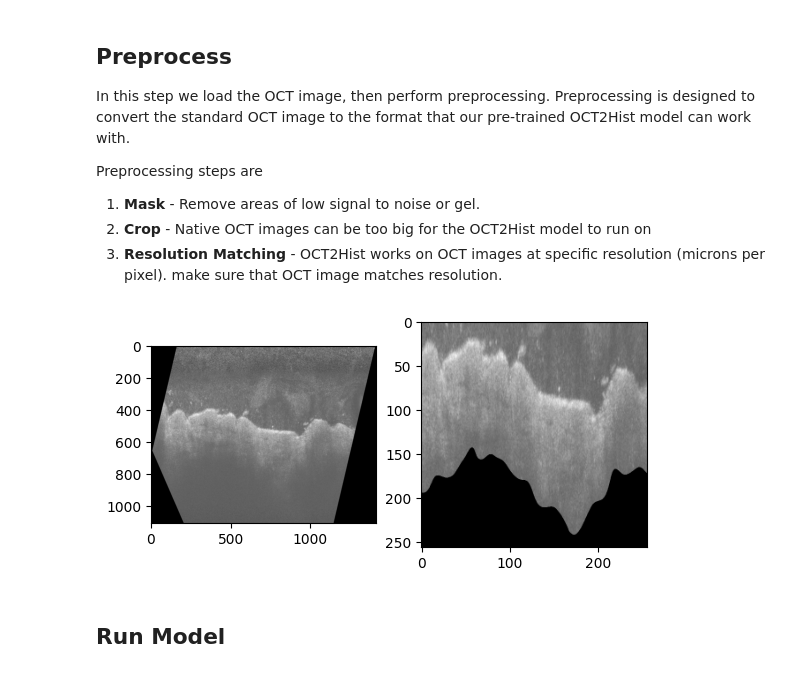
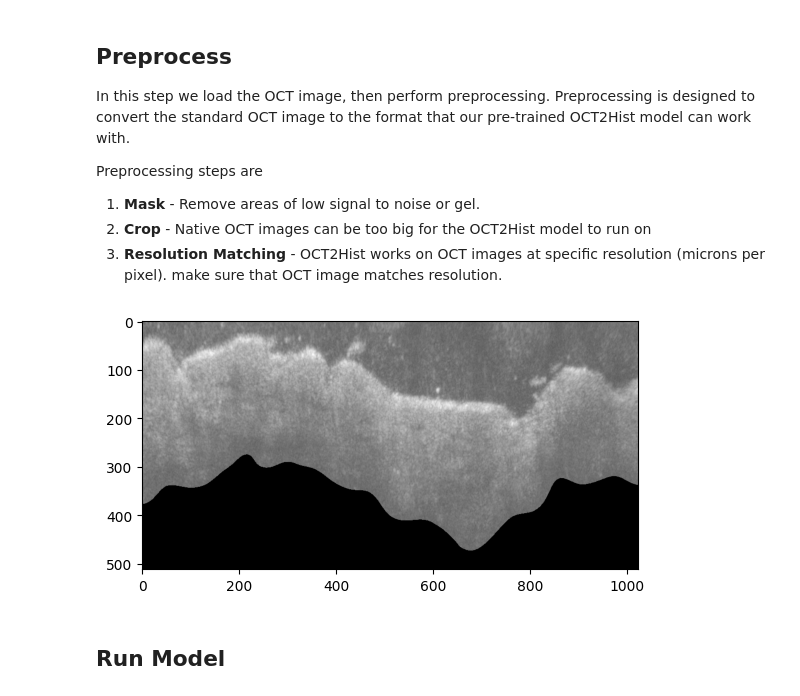
Before and after one commit to WinetraubLab/OCT2Hist-ModelInference, a Jupyter notebook: ConvertOCTImagesToHistology.ipynb, the cells around one changed output. Drawn from its saved outputs; the diff is of its cells as text; code cells hidden in the pictures.

```diff
--- a/ConvertOCTImagesToHistology.ipynb
+++ b/ConvertOCTImagesToHistology.ipynb
@@ -8,10 +8,10 @@ To get started,
 ## Notebook's Inputs:
 # %%
 #cropping parameters:
-#width = 256 * 4
-#height = 256 * 2
-#x0 = 135
-#z0= 350
+width = 256 * 4
+height = 256 * 2
+x0 = 135
+z0= 350
 # Path to the OCT image
 oct_input_image_path = "/content/drive/Shareddrives/Yolab - Current Projects/_Datasets/2020-11-10 10x Raw Data Used In Paper (Paper V2)/LG-19 - Slide04_Section02 (Fig 3.c)/OCTAligned.tiff"
 
@@ -63,22 +71,17 @@ Preprocessing steps are
+# %%
+x0 = 150
+z0= 360
+cropped = crop(masked_image, width, height, x0, z0)
+showImg(cropped)
+# %% [output]
+[figure, added]
 # %%
-# Load OCT image
-oct_image_orig = cv2.imread(oct_input_image_path)
-oct_image_orig = cv2.cvtColor(oct_image_orig, cv2.COLOR_BGR2RGB)
-oct_image = oct_image_orig.copy()
-
-# Mask
-masked_image, filt_img = mask_image(oct_image)
-
-# Crop
-cropped = crop(masked_image, width, height, x0, z0)
 
 # Resolution Matching
 o2h_input = cv2.resize(cropped, [256,256] , interpolation=cv2.INTER_AREA)
 
 # Visualize pre-processing results (before - left, after preprocessing - right)
 showTwoImgs(oct_image_orig, o2h_input)
-# %% [output]
-[figure, removed]
 # %% [markdown]
 ## Run Model
 # %%
```
Also changed, not shown: parts of 2 cells of this notebook.
